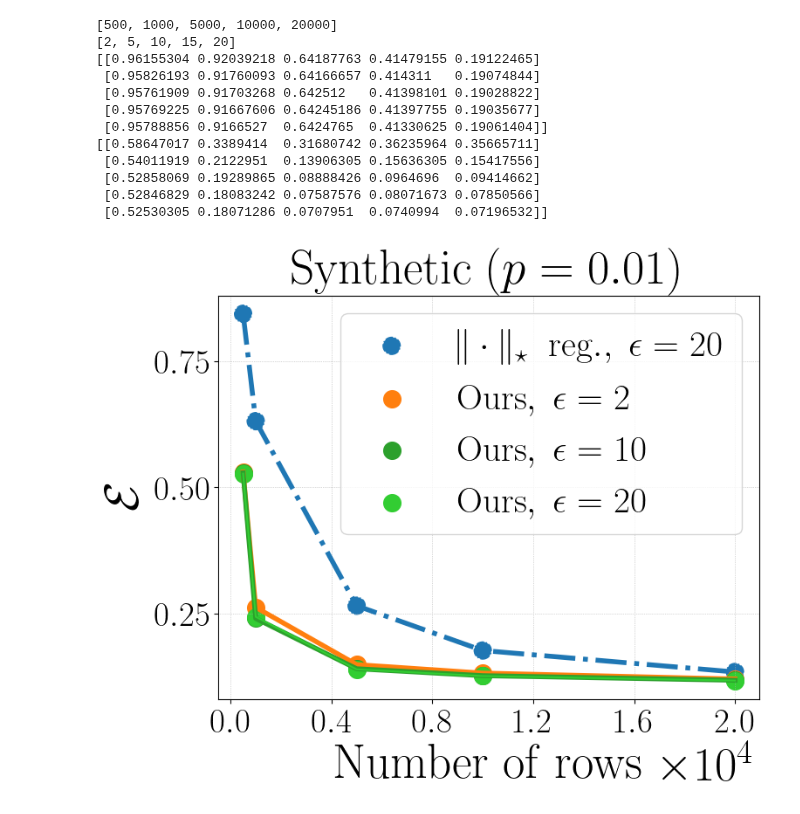
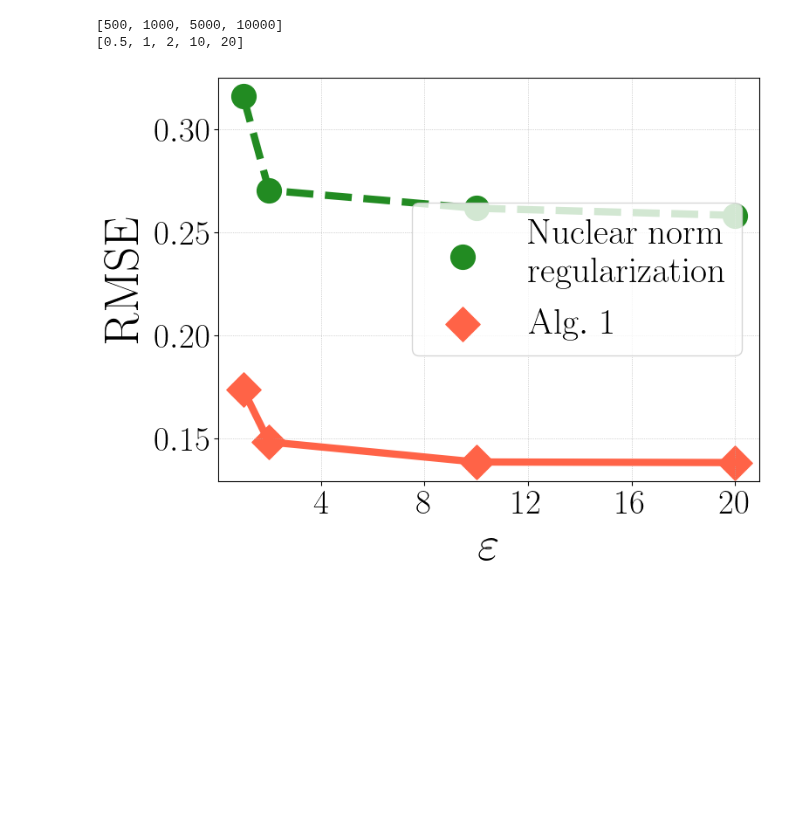
Before and after one commit to VirtuosoResearch/Matrix-completion-from-ultrasparse-samples, a Jupyter notebook: ziniufig/users-dp.ipynb, the cells around one changed output. Drawn from its saved outputs; the diff is of its cells as text; code cells hidden in the pictures; blank space fills up the shorter version.

```diff
--- a/ziniufig/users-dp.ipynb
+++ b/ziniufig/users-dp.ipynb
@@ -41,70 +148,62 @@ X_original_err_std = results['X_original_err_std']
 ob2_err_mean = results['ob2_err_mean']
 ob2_rmse_mean = results['ob2_rmse_mean']
 """
-ob2_err_mean = results['ob2_err_mean'].reshape(len(X), len(epsilon_list)).T
-err_mean = results['err_mean'].reshape(len(X), len(epsilon_list)).T
-err_std = results['err_std'].reshape(len(X), len(epsilon_list)).T
+rmse_mean = results['rmse_mean'].reshape(len(X), len(epsilon_list))
+rmse_std = results['rmse_std'].reshape(len(X), len(epsilon_list))
+ob2_err_mean = results['ob2_err_mean'].reshape(len(X), len(epsilon_list))
+ob2_rmse_mean = results['ob2_rmse_mean'].reshape(len(X), len(epsilon_list))
+err_mean = results['err_mean'].reshape(len(X), len(epsilon_list))
+err_std = results['err_std'].reshape(len(X), len(epsilon_list))
 #rmse_mean = results['rmse_mean']
 #rmse_std = results['rmse_std']
-plt.figure(figsize=(8,6))
+plt.figure(figsize=(8,7))
 #plt.plot(X, original_err_mean, lw=4, label=r"$\tilde{M}^T\tilde{M}$")
 #plt.plot(X, T_prob_err_mean, lw=4, label=r"$T_{\text{prob}}$")
 #plt.plot(X, T_freq_err_mean, lw=4, label=r"$T_{\text{freq}}$")
 #plt.plot(X, SVD_T_err_mean, lw=4, label=r"$\mathrm{SVD}$")
-print(ob2_err_mean)
-print(err_mean)
-#plt.plot(X, ob2_err_mean[0], lw=4,linestyle='-.', label=r"$\|\cdot\|_\star~~\mathrm{reg.},~\epsilon=5\times10^{-4}$")
-#plt.plot(X, ob2_err_mean[1], lw=4,linestyle='-.', label=r"$\|\cdot\|_\star~~\mathrm{reg.},~\epsilon=1\times10^{-3}$")
-plt.plot(X, ob2_err_mean[2], lw=4,linestyle='-.')
-plt.plot(X, err_mean[0], lw=4)
-plt.plot(X, err_mean[1], lw=4)
-plt.plot(X, err_mean[2], color='limegreen', lw=4)
+#plt.plot(X, ob2_rmse_mean[0], lw=4,linestyle='-.', label=r"$\|\cdot\|_\star~~\mathrm{reg.},~\epsilon=2$")
+# plt.plot(epsilon_list, ob2_rmse_mean[1], lw=4,linestyle='-.')
+plt.plot(epsilon_list[1:], ob2_rmse_mean[2][1:], lw=6,  color = "forestgreen",linestyle='dashed')
+#plt.plot(X, rmse_mean[0], lw=4)
+# plt.plot(epsilon_list, rmse_mean[1], lw=4)
+plt.plot(epsilon_list[1:], rmse_mean[2][1:],  color='tomato', lw=6)
 
-plt.scatter(X, ob2_err_mean[2], s=200,linestyle='-.', label=r"$\|\cdot\|_\star~~\mathrm{reg.},~\epsilon=20$")
-plt.scatter(X, err_mean[0], s=200, label=r"$\mathrm{Ours},~\epsilon=2$")
-plt.scatter(X, err_mean[1], s=200, label=r"$\mathrm{Ours},~\epsilon=10$")
-plt.scatter(X, err_mean[2], s=200, color='limegreen', label=r"$\mathrm{Ours},~\epsilon=20$")
+# plt.scatter(epsilon_list, ob2_rmse_mean[1], s=200,linestyle='-.', label=r"$\|\cdot\|_\star~~\mathrm{reg.},~d_1=1000$")
+plt.scatter(epsilon_list[1:], ob2_rmse_mean[2][1:], s=400, color="forestgreen", label=r"$\mathrm{Nuclear~norm}$"+"\n"+r"$\mathrm{regularization}$")
+#plt.scatter(X, rmse_mean[0], s=200, label=r"$\mathrm{Ours},~\epsilon=2$")
+# plt.scatter(epsilon_list, rmse_mean[1], s=200, label=r"$\mathrm{Ours},~d_1=1000$")
+plt.scatter(epsilon_list[1:], rmse_mean[2][1:], s=400, color='tomato',marker="D", label=r"$\mathrm{Alg.~1}$")
 
 
 #plt.legend(fontsize=20, loc='upper center',bbox_to_anchor=(0.5, 1.4), ncol=2)
 #plt.title(title, fontsize=40, y=1.4)
-plt.title(title, fontsize=40)
+#plt.title(title, fontsize=40)
 #plt.legend(fontsize=20, loc='center left',bbox_to_anchor=(1, 0.5), ncol=1)
-plt.legend(fontsize=30, loc='upper right', ncol=1)
+plt.legend(fontsize=30, loc='center right', ncol=1)
 
-plt.xlabel(r"$\mathrm{Number~of~rows}$", fontsize=40)
-plt.ylabel(r"$\mathcal{E}$", fontsize=40)
+plt.xlabel(r"$\varepsilon$", fontsize=40)
+plt.ylabel(r"$\mathrm{RMSE}$", fontsize=40)
 
 plt.xticks(fontsize=28)
 plt.yticks(fontsize=28)
 #plt.yscale("log", base=10)
 #plt.ylim(,1.1)
-plt.ticklabel_format(style='sci', axis='x', scilimits=(4, 4))
-plt.gca().xaxis.get_offset_text().set_fontsize(40)
+# plt.ticklabel_format(style='sci', axis='x', scilimits=(4, 4))
+# plt.gca().xaxis.get_offset_text().set_fontsize(40)
 
 plt.gca().xaxis.set_major_locator(MaxNLocator(6))
 plt.gca().yaxis.set_major_locator(MaxNLocator(4))
 plt.grid(lw=0.5, ls=":")
 #acc_str = f"best train acc: {np.array(train_acc).max():.4f}\nvalid acc: {val_acc[-1]:.4f}\nbest valid acc: {np.array(val_acc).max():.4f}\ngrokking gap: {val_converge-train_converge}"
 # plt.annotate(acc_str, xy=(0.2, 0.5), xycoords='axes fraction', fontsize=12, color='purple', ha='center')
 # add the annotation text to the overleaf file
 #plt.tight_layout()
-plot_name = f"../plots/plots/users_dp_p001_err.pdf"
+plot_name = f"./plots/users_dp_p001_rmse.pdf"
 plt.savefig(plot_name, bbox_inches='tight', format="pdf", dpi=1200)
 
 plt.show()
 plt.close()
 # %% [output]
-[500, 1000, 5000, 10000, 20000]
-[2, 5, 10, 15, 20]
-[[0.96155304 0.92039218 0.64187763 0.41479155 0.19122465]
- [0.95826193 0.91760093 0.64166657 0.414311   0.19074844]
- [0.95761909 0.91703268 0.642512   0.41398101 0.19028822]
- [0.95769225 0.91667606 0.64245186 0.41397755 0.19035677]
- [0.95788856 0.9166527  0.6424765  0.41330625 0.19061404]]
-[[0.58647017 0.3389414  0.31680742 0.36235964 0.35665711]
- [0.54011919 0.2122951  0.13906305 0.15636305 0.15417556]
- [0.52858069 0.19289865 0.08888426 0.0964696  0.09414662]
- [0.52846829 0.18083242 0.07587576 0.08071673 0.07850566]
- [0.52530305 0.18071286 0.0707951  0.0740994  0.07196532]]
+[500, 1000, 5000, 10000]
+[0.5, 1, 2, 10, 20]
-[figure, old version]
+[figure, new version]
```
Also changed, not shown: parts of 4 cells of this notebook, 1 other file.
